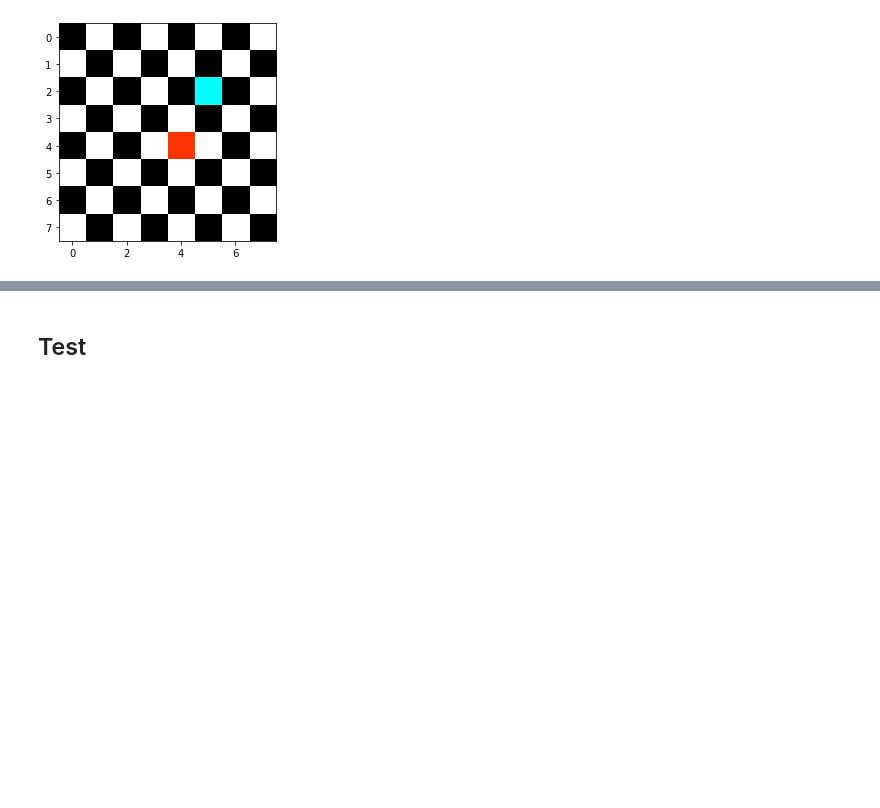
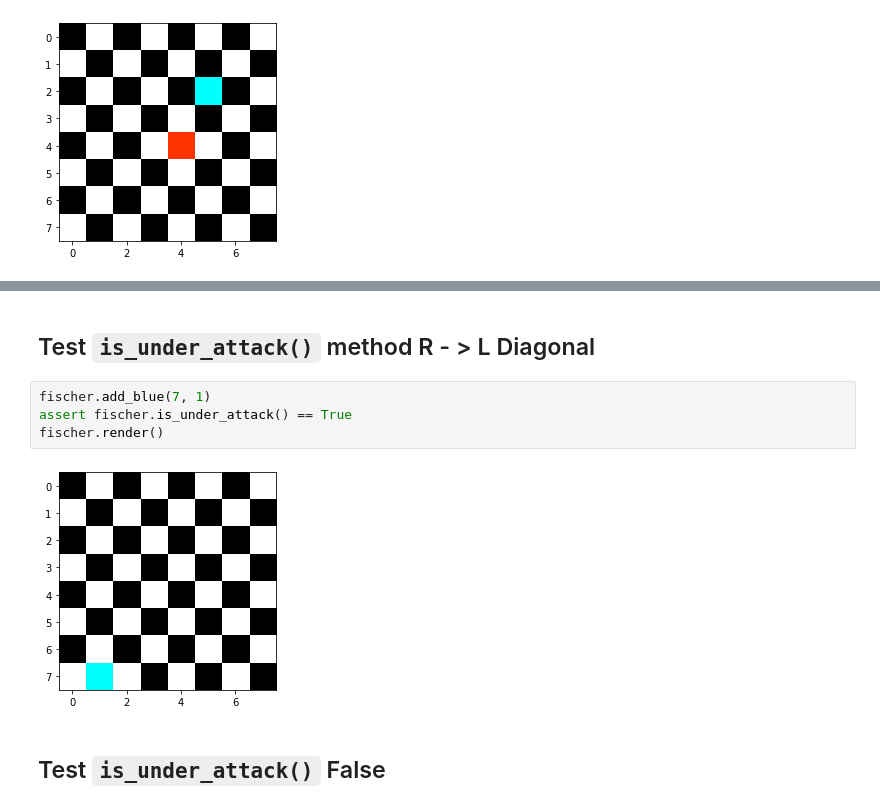
Before and after one commit to MasonChance/chess-board, a Jupyter notebook: chess_board.ipynb, the cells around one changed output, grey strips where cells are left out. Cells and saved outputs as stored; diff of their text form; blank space fills up the shorter version.

```diff
--- a/chess_board.ipynb
+++ b/chess_board.ipynb
@@ -124,2 +172,10 @@ fischer.render()
+# %% [markdown]
+## Test `is_under_attack()` method R - > L Diagonal
+# %%
+fischer.add_blue(7, 1)
+assert fischer.is_under_attack() == True
+fischer.render()
+# %% [output]
+[figure, added]
 # %% [markdown]
-## Test
+## Test `is_under_attack()` False
```
Also changed, not shown: parts of 11 cells of this notebook.
